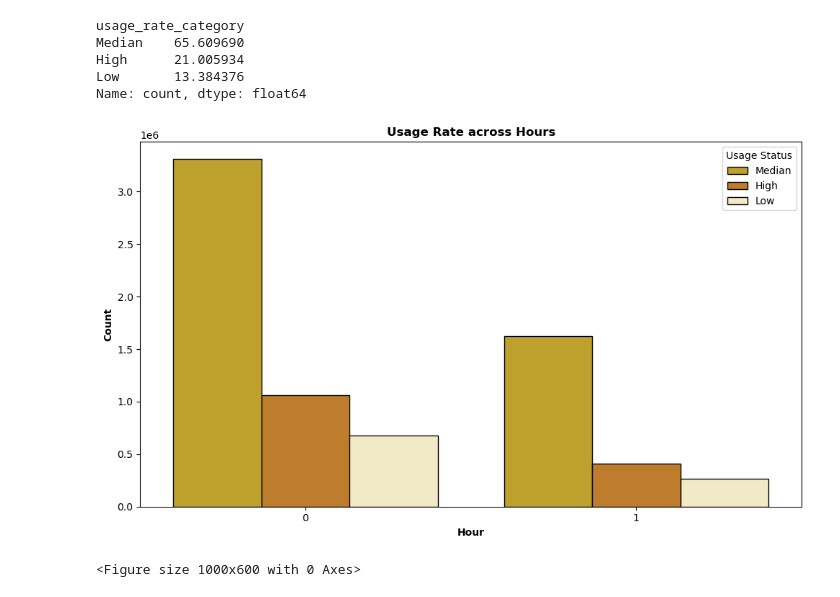
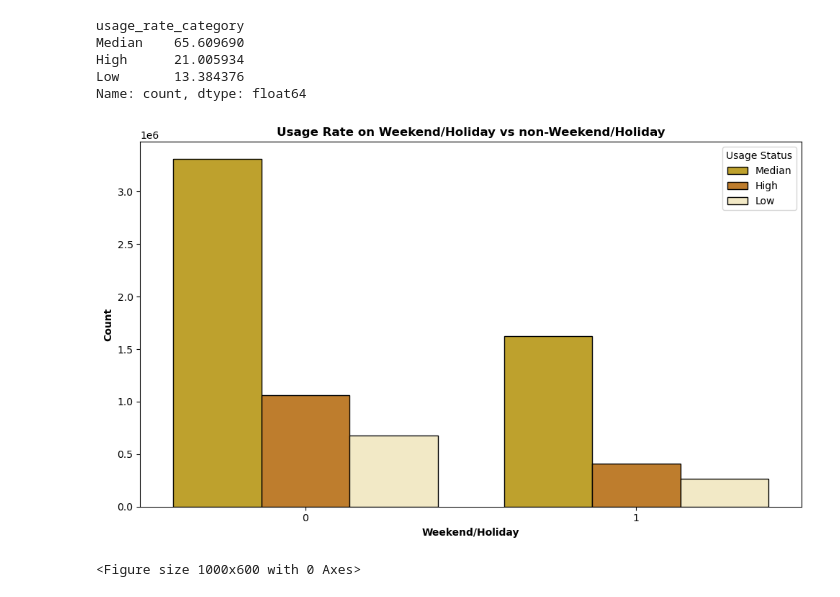
Before and after one commit to hsu780112/Bike-Share-Project, a Jupyter notebook: EDA - Bike Share System in the SF Bay Area.ipynb, the cells around one changed output. Cells and saved outputs as stored; diff of their text form; code cells hidden in the pictures.

```diff
--- a/EDA - Bike Share System in the SF Bay Area.ipynb
+++ b/EDA - Bike Share System in the SF Bay Area.ipynb
@@ -415,21 +415,21 @@ Name: count, dtype: float64
 # %%
 # Define the custom color palette to match the pie chart and histogram colors
 color = ['#d6af15', '#d67f15', '#f9edbf']
 
 # Countplot per grade with matching colors and dock_order
 plt.figure(figsize=(10, 6))
 sns.countplot(data=df_modified, x='is_weekend_or_holiday', hue='usage_rate_category', palette=color,
               edgecolor='black')
 
-plt.xlabel('Hour', fontweight='bold')
+plt.xlabel('Weekend/Holiday', fontweight='bold')
 plt.ylabel('Count', fontweight='bold')
-plt.title('Usage Rate across Hours', fontweight='bold')
+plt.title('Usage Rate on Weekend/Holiday vs non-Weekend/Holiday', fontweight='bold')
 plt.legend(title='Usage Status', loc='upper right')
 
 plt.tight_layout()
 plt.show()
 # %% [output]
-[figure, old version]
+[figure, new version]
 # %%
 # Define the custom color palette to match the pie chart and histogram colors
 color = ['#d6af15', '#d67f15', '#f9edbf']
```
Also changed, not shown: parts of 4 cells of this notebook.
